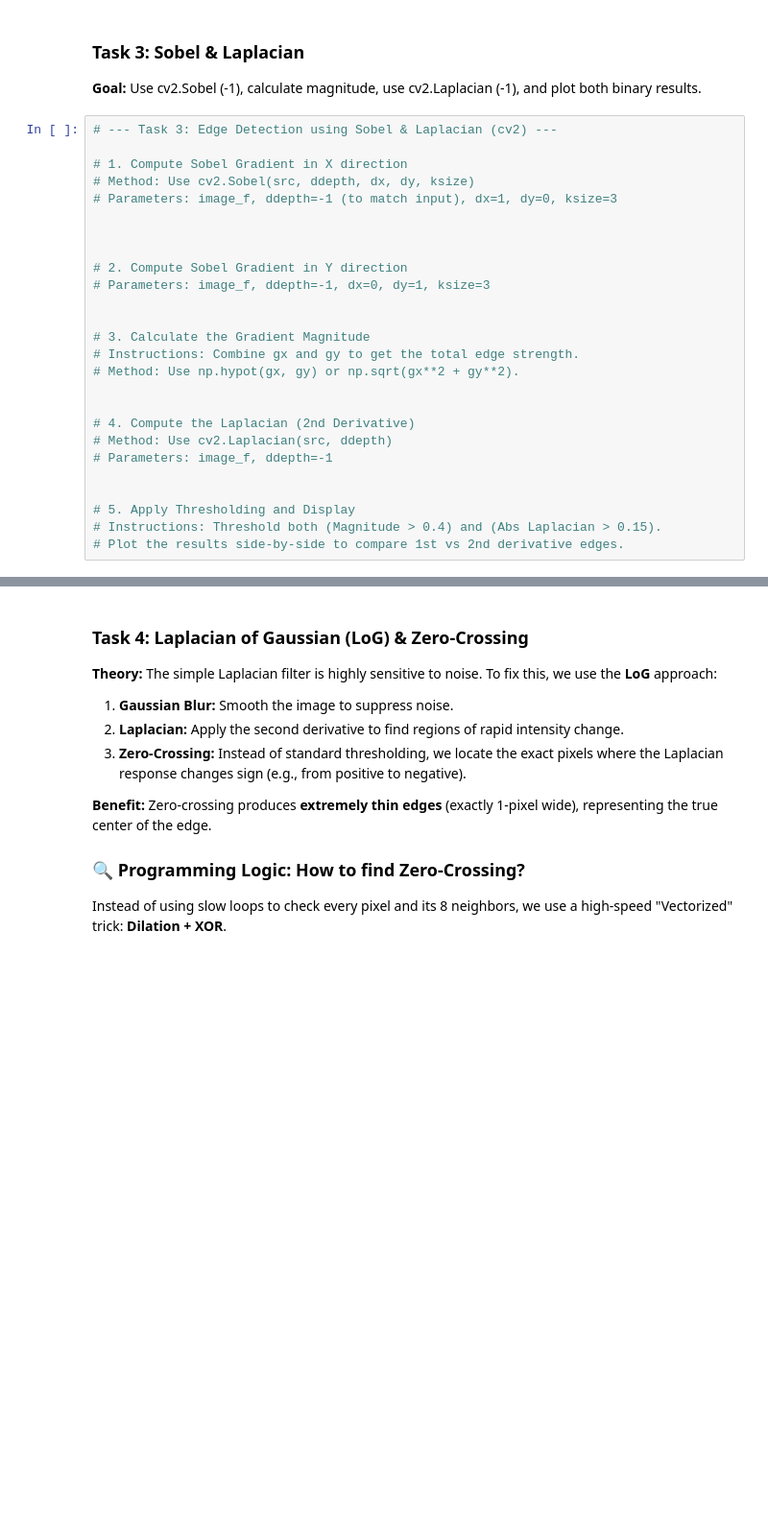
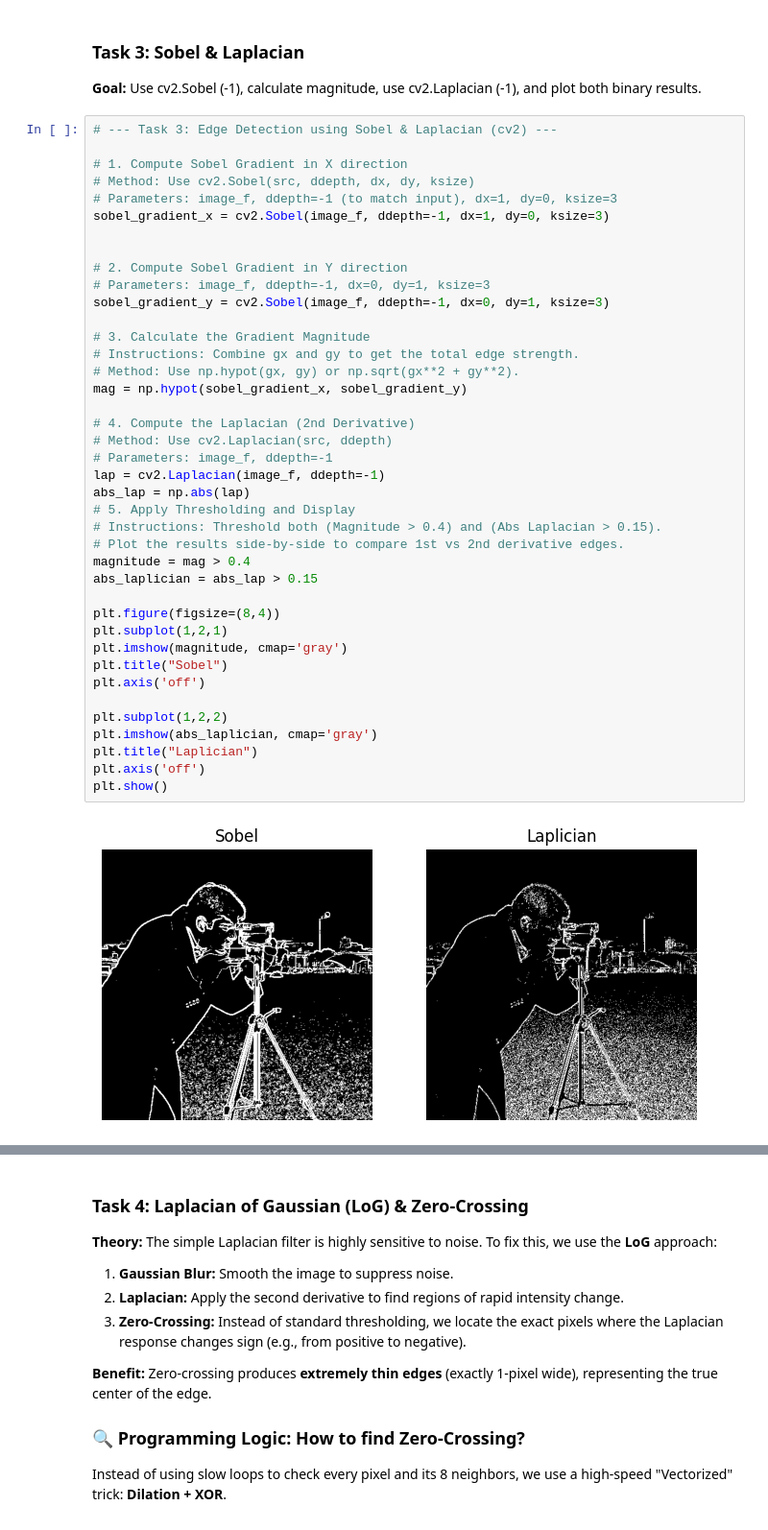
Before and after one commit to BashayrA/Digital-Image-Processing---Labs, a Jupyter notebook: lab7-Segmentation/Lab7_Segmentation.ipynb, the cells around one changed output, grey strips where cells are left out. Shown at 96% size. Cells and saved outputs as stored; diff of their text form; blank space fills up the shorter version.

```diff
--- a/lab7-Segmentation/Lab7_Segmentation.ipynb
+++ b/lab7-Segmentation/Lab7_Segmentation.ipynb
@@ -102,27 +131,43 @@ When using OpenCV filters like **Sobel** or **Laplacian**, you must specify the
 # %%
 # --- Task 3: Edge Detection using Sobel & Laplacian (cv2) ---
 
 # 1. Compute Sobel Gradient in X direction
 # Method: Use cv2.Sobel(src, ddepth, dx, dy, ksize)
 # Parameters: image_f, ddepth=-1 (to match input), dx=1, dy=0, ksize=3
-
+sobel_gradient_x = cv2.Sobel(image_f, ddepth=-1, dx=1, dy=0, ksize=3)
 
 
 # 2. Compute Sobel Gradient in Y direction
 # Parameters: image_f, ddepth=-1, dx=0, dy=1, ksize=3
-
+sobel_gradient_y = cv2.Sobel(image_f, ddepth=-1, dx=0, dy=1, ksize=3)
 
 # 3. Calculate the Gradient Magnitude
 # Instructions: Combine gx and gy to get the total edge strength.
 # Method: Use np.hypot(gx, gy) or np.sqrt(gx**2 + gy**2).
-
+mag = np.hypot(sobel_gradient_x, sobel_gradient_y)
 
 # 4. Compute the Laplacian (2nd Derivative)
 # Method: Use cv2.Laplacian(src, ddepth)
 # Parameters: image_f, ddepth=-1
-
-
+lap = cv2.Laplacian(image_f, ddepth=-1)
+abs_lap = np.abs(lap)
 # 5. Apply Thresholding and Display
 # Instructions: Threshold both (Magnitude > 0.4) and (Abs Laplacian > 0.15).
 # Plot the results side-by-side to compare 1st vs 2nd derivative edges.
+magnitude = mag > 0.4
+abs_laplician = abs_lap > 0.15
+
+plt.figure(figsize=(8,4))
+plt.subplot(1,2,1)
+plt.imshow(magnitude, cmap='gray')
+plt.title("Sobel")
+plt.axis('off')
+
+plt.subplot(1,2,2)
+plt.imshow(abs_laplician, cmap='gray')
+plt.title("Laplician")
+plt.axis('off')
+plt.show()
+# %% [output]
+[figure, added]
 # %% [markdown]
```
Also changed, not shown: parts of 11 cells of this notebook.
